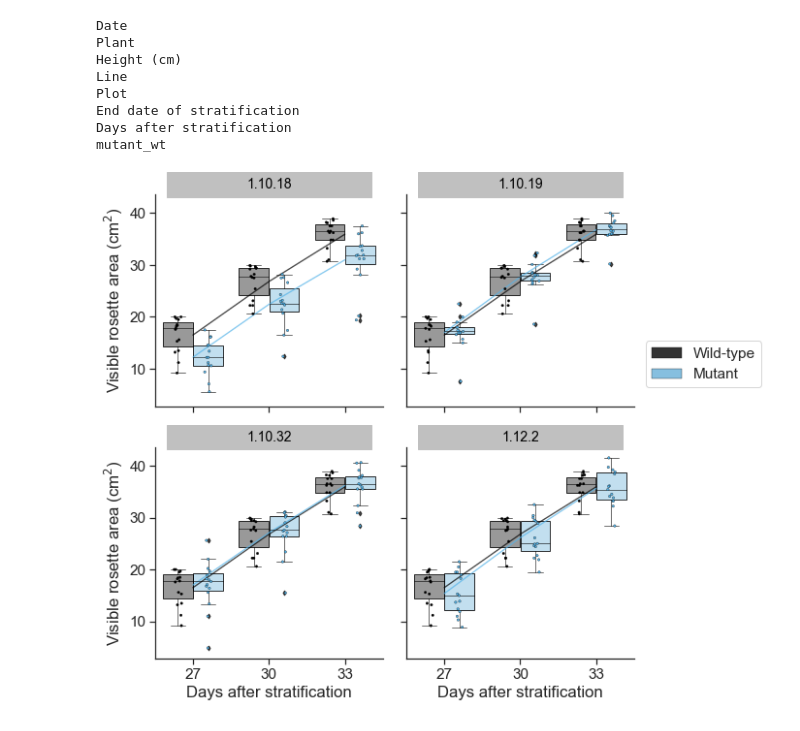
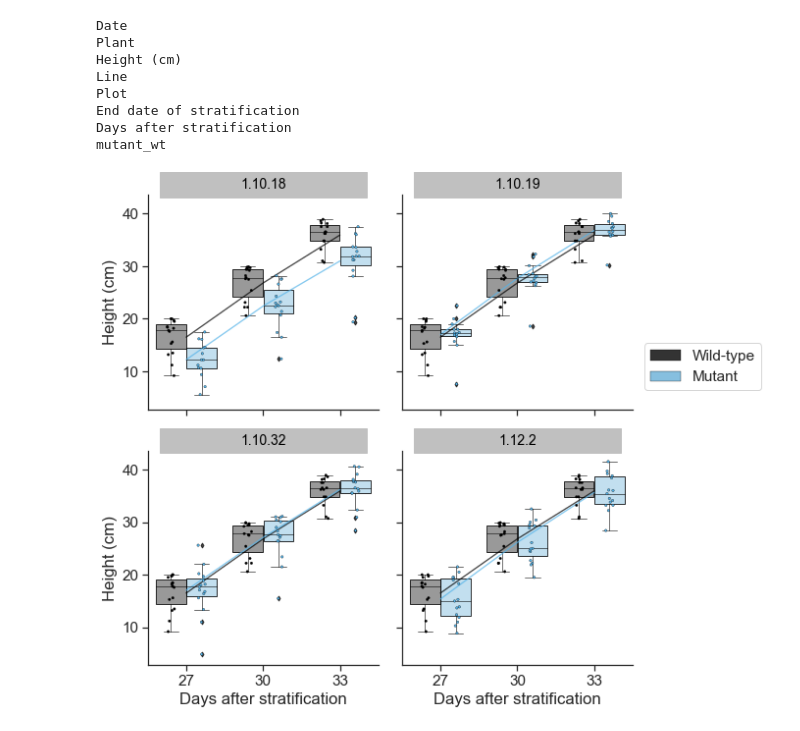
Before and after one commit to RonaCostello/Thesis, a Jupyter notebook: plots/chapter3_plantHeight.ipynb, the cells around one changed output. Cells and saved outputs as stored; diff of their text form; code cells hidden in the pictures.

Commit message:
Correct y axis label

```diff
--- a/plots/chapter3_plantHeight.ipynb
+++ b/plots/chapter3_plantHeight.ipynb
@@ -107,32 +107,32 @@ for i, ax in enumerate(grid.axes.flat):
                  markers="", dodge=False, join=True, scale=0.5, errwidth=0)
     plt.setp(ax.lines, alpha=.7)
 
 # Draw a strip plot
 stripplot = grid.map(sns.stripplot, 'Days after stratification', 'Height (cm)', data=height_df,
       hue='mutant_wt', hue_order=['wt', 'mutant'], size=2.5, alpha=1, jitter=True, linewidth=0.3,
       dodge=True, palette=colours, edgecolor='gray')
 
 # Adjust position and transparency of legend
 handles, labels = ax.get_legend_handles_labels()
 leg = plt.legend(handles[0:2],['Wild-type', 'Mutant'], bbox_to_anchor=(1.05, 1.5), loc=2, borderaxespad=0.)
 for lh in leg.legendHandles:
     lh.set_alpha(.8)
 
 # Set titles
 grid.set_titles("{col_name}")
 for ax in grid.axes:
     # set the title position to the horizontal center (0.5) of the axes
     title = ax.set_title(ax.get_title(), position=(.5, 1.0), backgroundcolor="silver", color='black',
                          size=14)
     # set the box style of the title text box to our custom box
     bb = title.get_bbox_patch()
     # use the axes' width as width of the text box
     bb.set_boxstyle("ext", pad=0.4, width=ax.get_window_extent().width )
 
 
 # Set axis labels
-grid.set_axis_labels(x_var="Days after stratification", y_var="Visible rosette area (cm$^2$)")
+grid.set_axis_labels(x_var="Days after stratification", y_var="Height (cm)")
 
 plt.savefig("../figures/plantHeight.pdf", transparent=True, dpi=300, bbox_inches='tight')
 # %% [output]
-[figure, old version]
+[figure, new version]
```
